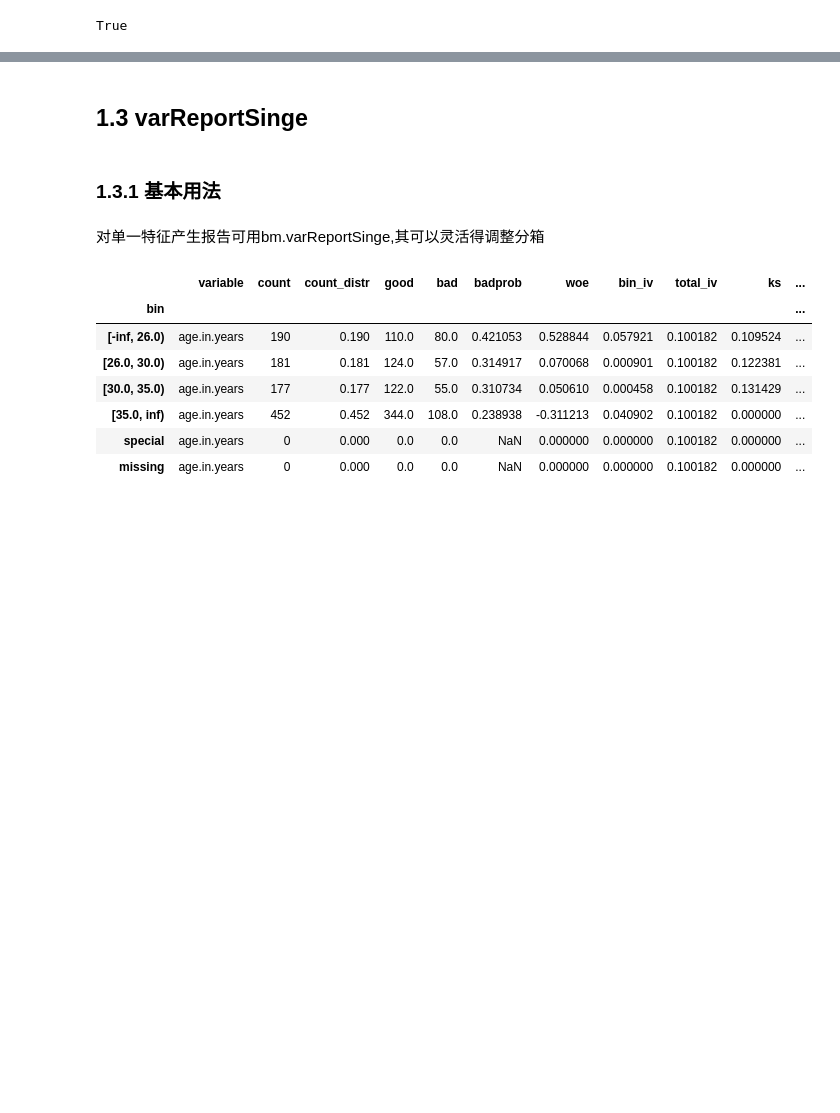
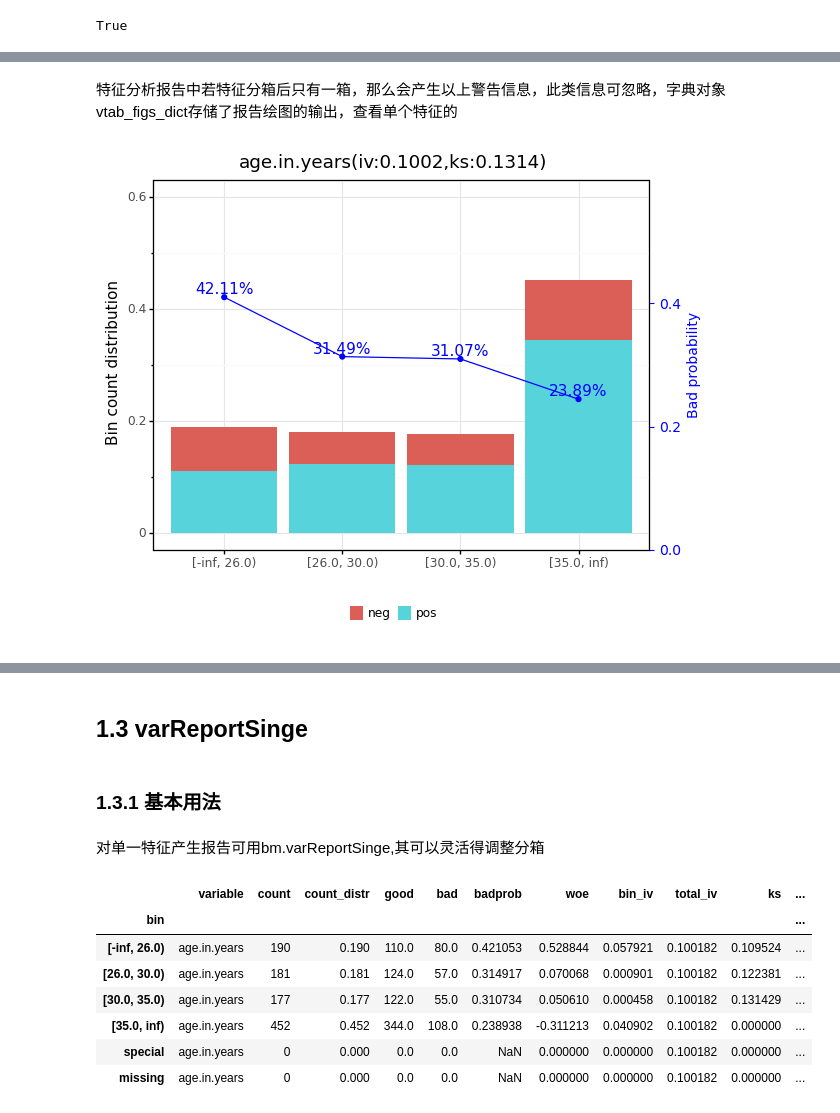
Before and after one commit to zk403/mlearn, a Jupyter notebook: demo/3.使用BDMLtools做策略分析.ipynb, the cells around one changed output, grey strips where cells are left out. Cells and saved outputs as stored; diff of their text form; code cells hidden in the pictures; blank space fills up the shorter version.

```diff
--- a/demo/3.使用BDMLtools做策略分析.ipynb
+++ b/demo/3.使用BDMLtools做策略分析.ipynb
@@ -254,0 +221,6 @@ vtab_figs_dict
+# %% [markdown]
+特征分析报告中若特征分箱后只有一箱，那么会产生以上警告信息，此类信息可忽略，字典对象vtab_figs_dict存储了报告绘图的输出，查看单个特征的
+# %%
+vtab_figs_dict['age.in.years']
+# %% [output]
+[figure, added]
```
Also changed, not shown: parts of 46 cells of this notebook, 1 other file.
